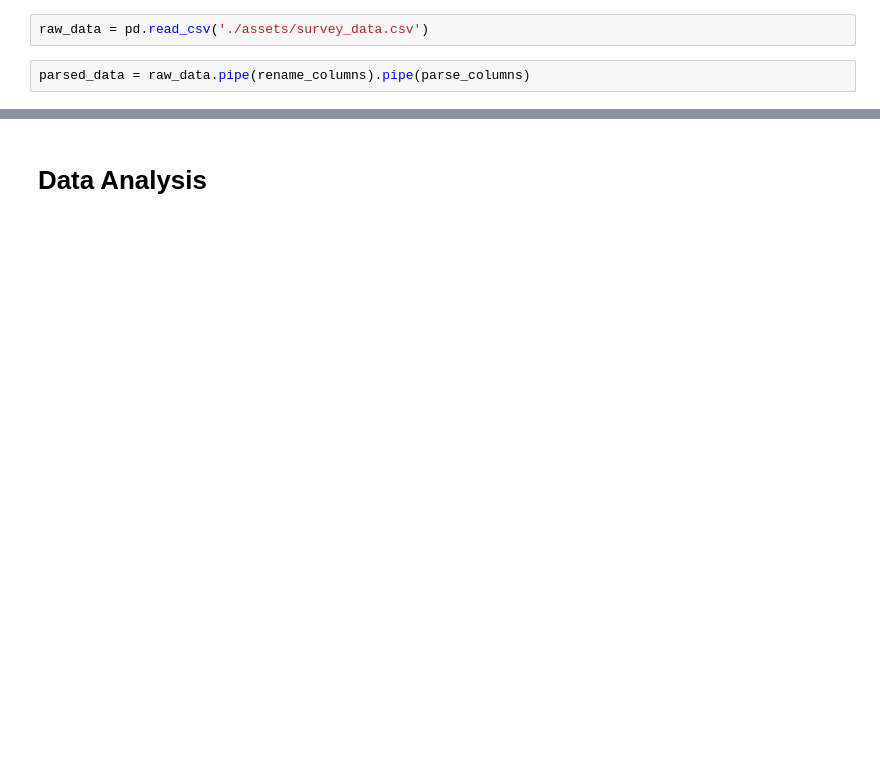
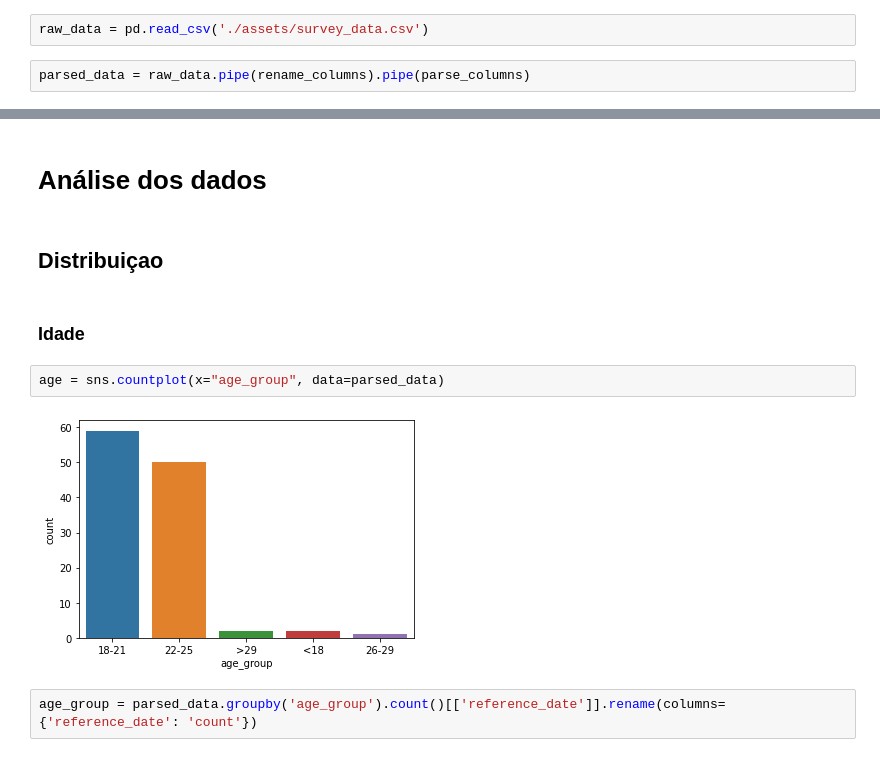
Before and after one commit to AntonioNtV/MC-data, a Jupyter notebook: main.ipynb, the cells around one changed output, grey strips where cells are left out. Saved outputs shown, nothing was run; the diff lists cells and outputs as text; blank space fills up the shorter version.

Commit message:
feat more analysis

```diff
--- a/main.ipynb
+++ b/main.ipynb
@@ -28,2 +28,12 @@ parsed_data.sample(10)
 # %% [markdown]
-# Data Analysis
+# Análise dos dados
+# %% [markdown]
+## Distribuiçao
+# %% [markdown]
+### Idade
+# %%
+age = sns.countplot(x="age_group", data=parsed_data)
+# %% [output]
+[figure, added]
+# %%
+age_group = parsed_data.groupby('age_group').count()[['reference_date']].rename(columns={'reference_date': 'count'})
```
Also changed, not shown: parts of 14 cells of this notebook, 2 other files.
